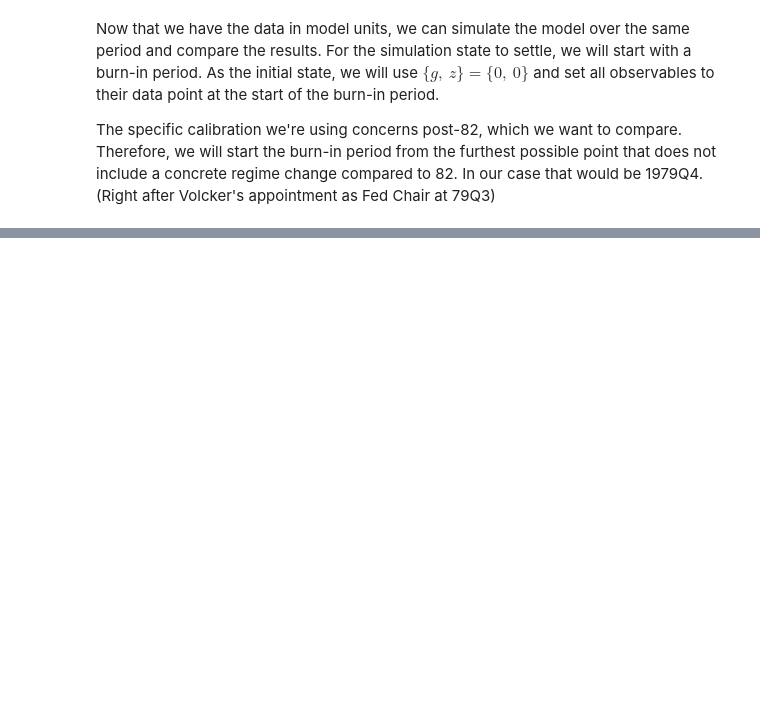
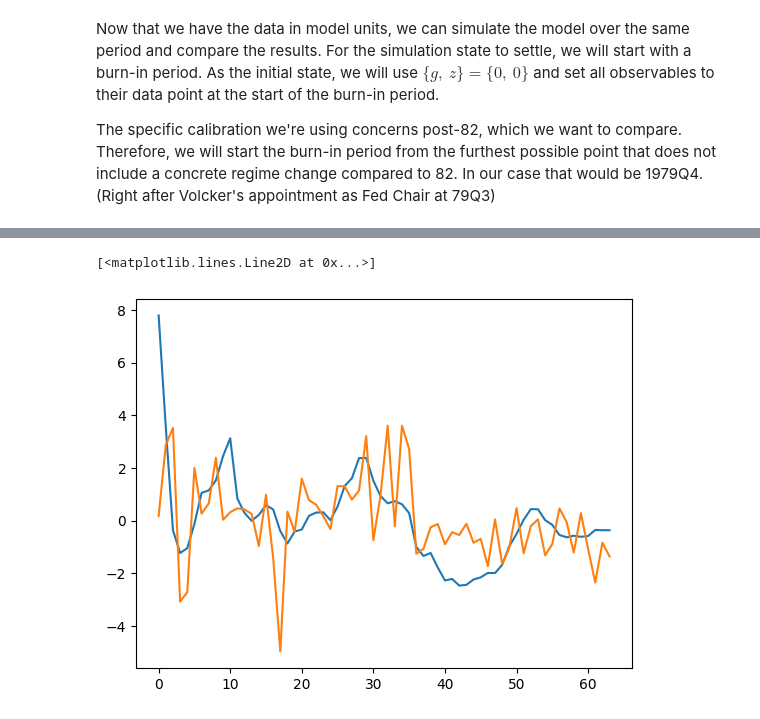
Before and after one commit to GongJr0/SymbolicDSGE, a Jupyter notebook: empirical_comparison.ipynb, the cells around one changed output, grey strips where cells are left out. Cells and saved outputs as stored; diff of their text form; code cells hidden in the pictures; blank space fills up the shorter version.

```diff
--- a/empirical_comparison.ipynb
+++ b/empirical_comparison.ipynb
@@ -450,0 +557,6 @@ plt.tight_layout()
+# %%
+plt.plot(rate_innov_meas)
+plt.plot(infl_innov_meas)
+# %% [output]
+[<matplotlib.lines.Line2D at 0x...>]
+[figure, added]
```
Also changed, not shown: parts of 17 cells of this notebook, 6 other files.
